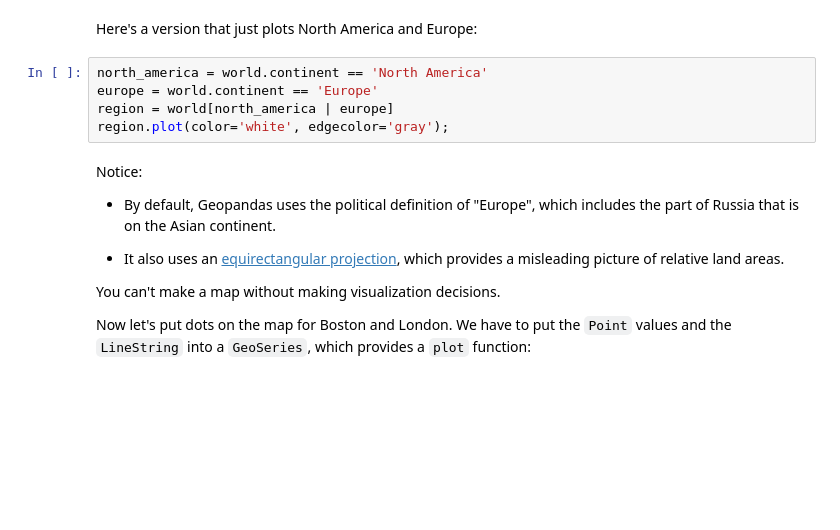
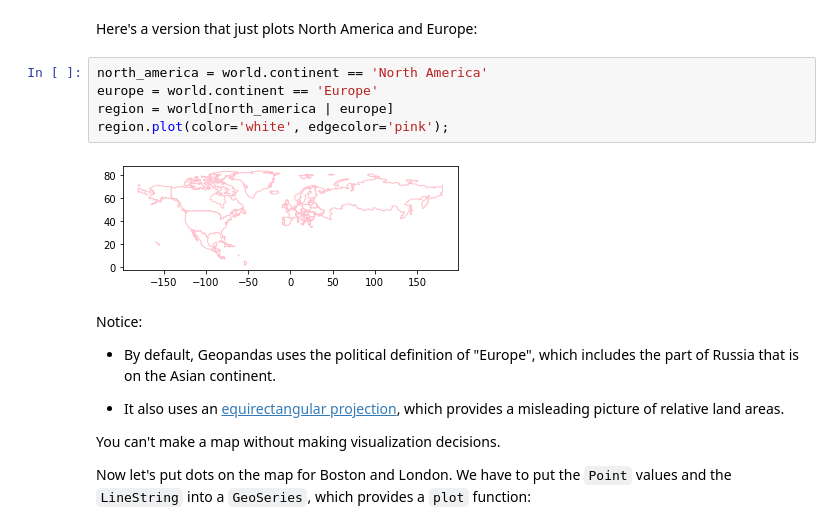
Before and after one commit to tamisha-dzifa/ElementsOfDataScience, a Jupyter notebook: Tamisha's 02_times.ipynb, the cells around one changed output. Saved outputs shown, nothing was run; the diff lists cells and outputs as text; blank space fills up the shorter version.

```diff
--- a/Tamisha's 02_times.ipynb
+++ b/Tamisha's 02_times.ipynb
@@ -574,8 +613,10 @@ Here's a version that just plots North America and Europe:
 # %%
 north_america = world.continent == 'North America'
 europe = world.continent == 'Europe'
 region = world[north_america | europe]
-region.plot(color='white', edgecolor='gray');
+region.plot(color='white', edgecolor='pink');
+# %% [output]
+[figure, added]
 # %% [markdown]
 Notice:
 
```
Also changed, not shown: parts of 28 cells of this notebook.
